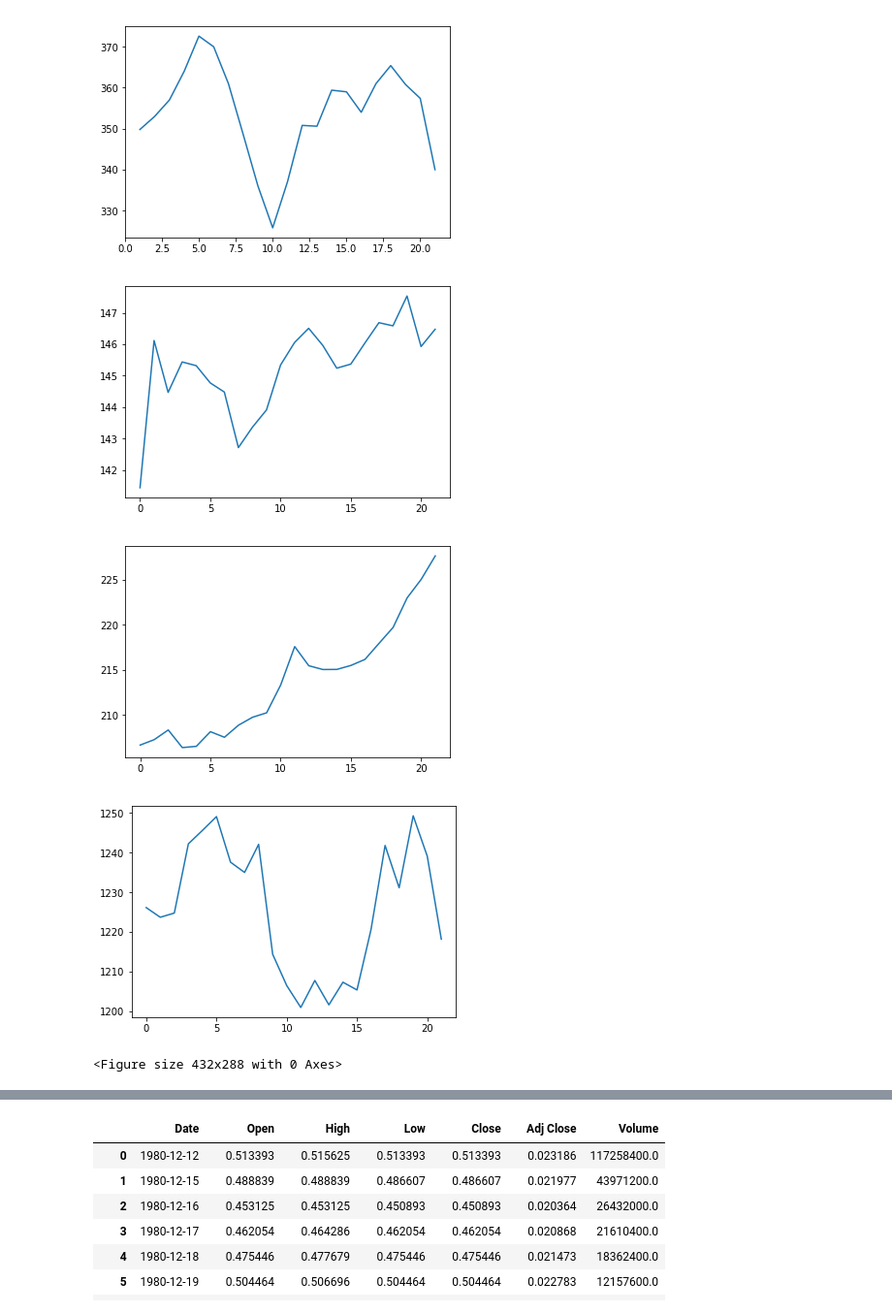
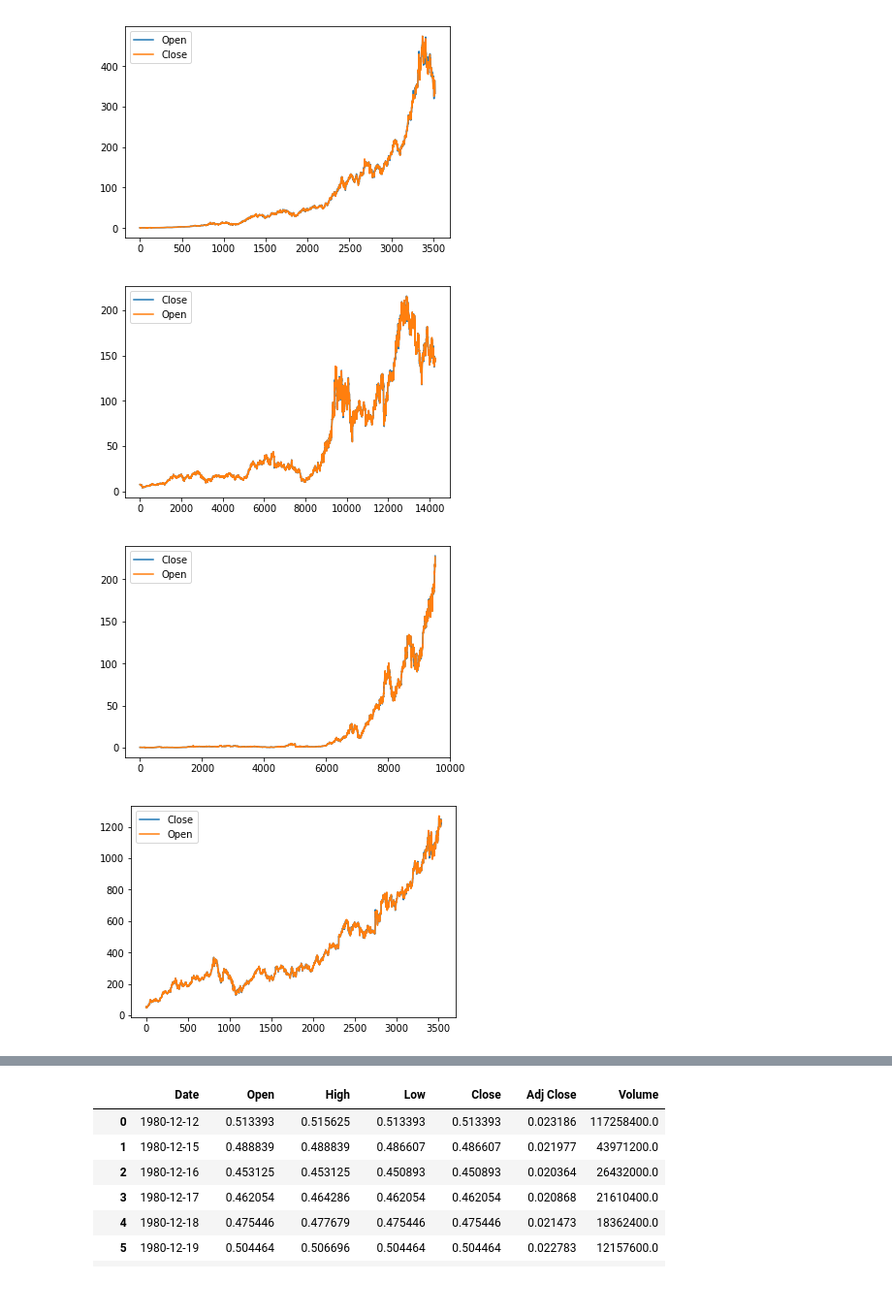
Before and after one commit to Oadegbite/Projects, a Jupyter notebook: UdacityFinacialCourse/TestBox.ipynb, the cells around one changed output, grey strips where cells are left out. Shown: that part at 97% size. Drawn from its saved outputs; the diff is of its cells as text; code cells hidden in the pictures.

```diff
--- a/UdacityFinacialCourse/TestBox.ipynb
+++ b/UdacityFinacialCourse/TestBox.ipynb
@@ -1,7 +1,7 @@
 # %%
 import pandas as pd
 # %%
-df = pd.read_csv('aapl.csv')
+df = pd.read_csv('AAPL.csv')
 # %%
 df.head()
 # %% [output]
@@ -158,13 +162,12 @@ def get_plot(symbol,cat):
     df[cat].plot()
     plt.show()
 # %%
-get_plot("0700.HK",'Adj Close')
-get_plot("IBM",'Adj Close')
-get_plot("AAPL",'Adj Close')
-get_plot("GOOG",'Adj Close')
+get_plot("0700.HK",['Open','Close'])
+get_plot("IBM",['Close','Open'])
+get_plot("AAPL",['Close', 'Open'])
+get_plot("GOOG",['Close','Open'])
 # %% [output]
-[figure, old version]
+[figure, new version]
-[figure, old version]
+[figure, new version]
-[figure, old version]
+[figure, new version]
-[figure, old version]
+[figure, new version]
-<Figure size 432x288 with 0 Axes>
```
Also changed, not shown: parts of 27 cells of this notebook.
